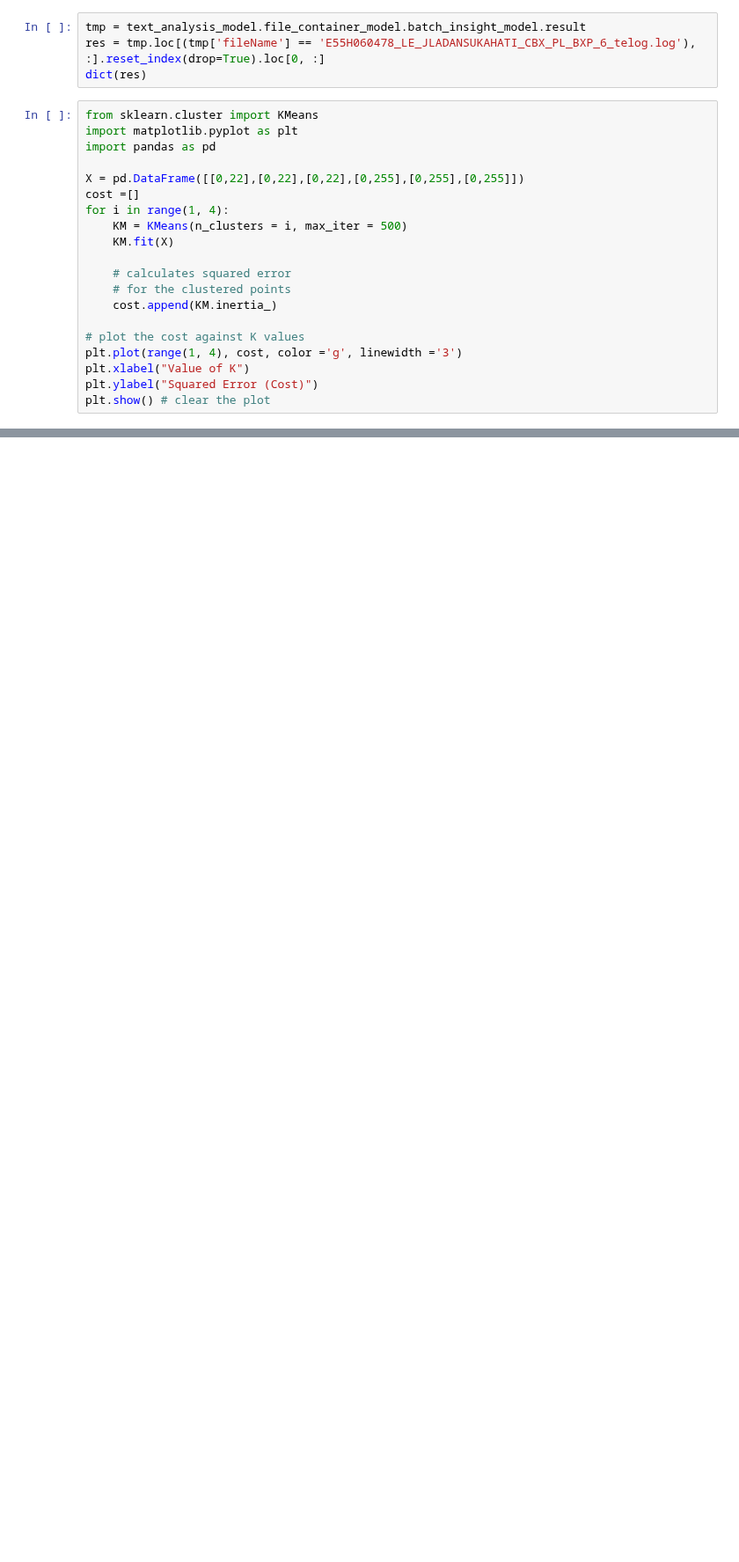
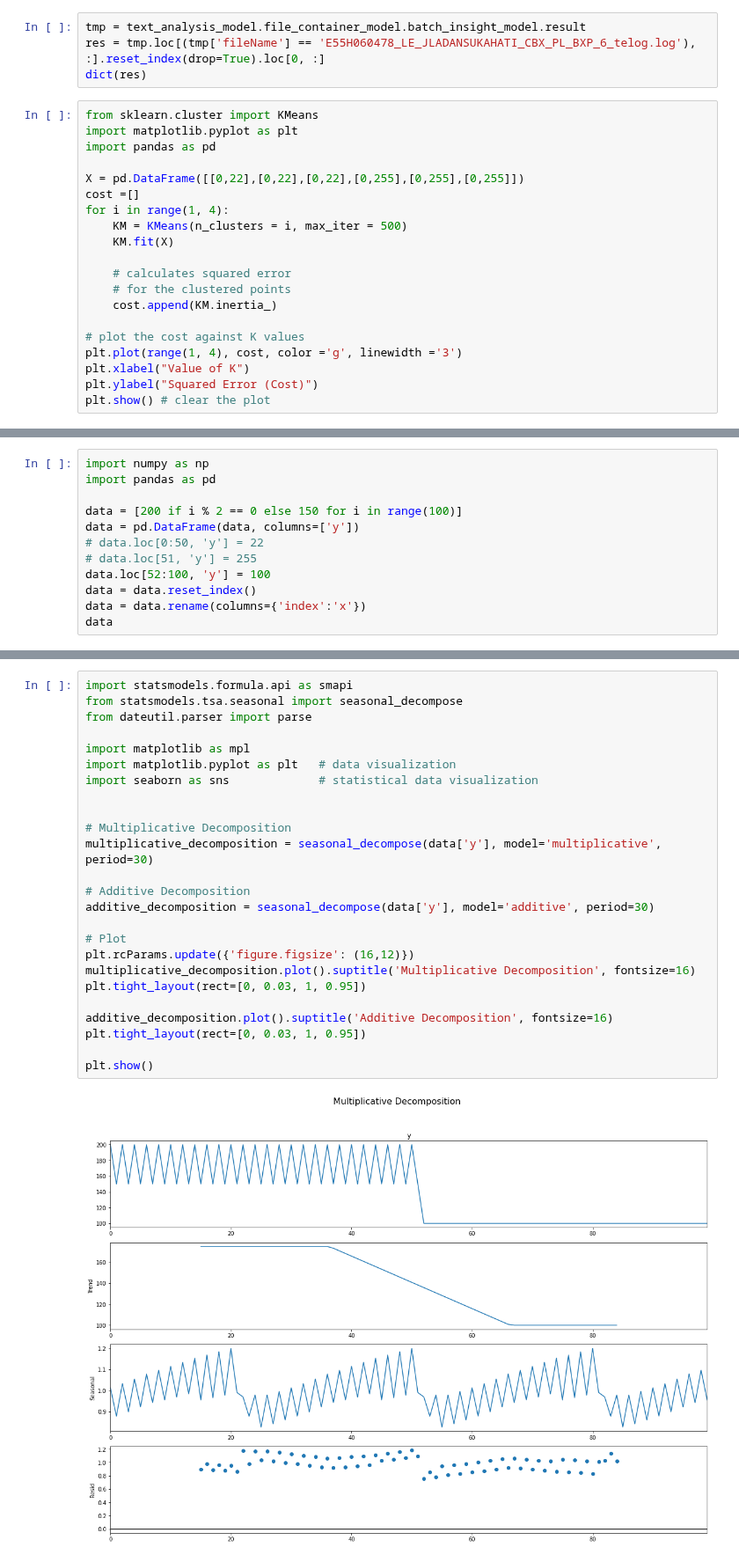
Before and after one commit to dj-lei/eric_toolsets, a Jupyter notebook: src/python/debug.ipynb, the cells around one changed output, grey strips where cells are left out. Shown at 88% size. Cells and saved outputs as stored; diff of their text form; blank space fills up the shorter version.

```diff
--- a/src/python/debug.ipynb
+++ b/src/python/debug.ipynb
@@ -325,0 +315,12 @@ a
+# %%
+import numpy as np
+import pandas as pd
+
+data = [200 if i % 2 == 0 else 150 for i in range(100)]
+data = pd.DataFrame(data, columns=['y'])
+# data.loc[0:50, 'y'] = 22
+# data.loc[51, 'y'] = 255
+data.loc[52:100, 'y'] = 100
+data = data.reset_index()
+data = data.rename(columns={'index':'x'})
+data
@@ -325,0 +341,27 @@ a
+# %%
+import statsmodels.formula.api as smapi
+from statsmodels.tsa.seasonal import seasonal_decompose
+from dateutil.parser import parse
+
+import matplotlib as mpl
+import matplotlib.pyplot as plt   # data visualization
+import seaborn as sns             # statistical data visualization
+
+
+# Multiplicative Decomposition
+multiplicative_decomposition = seasonal_decompose(data['y'], model='multiplicative', period=30)
+
+# Additive Decomposition
+additive_decomposition = seasonal_decompose(data['y'], model='additive', period=30)
+
+# Plot
+plt.rcParams.update({'figure.figsize': (16,12)})
+multiplicative_decomposition.plot().suptitle('Multiplicative Decomposition', fontsize=16)
+plt.tight_layout(rect=[0, 0.03, 1, 0.95])
+
+additive_decomposition.plot().suptitle('Additive Decomposition', fontsize=16)
+plt.tight_layout(rect=[0, 0.03, 1, 0.95])
+
+plt.show()
+# %% [output]
+[figure, added]
```
Also changed, not shown: parts of 14 cells of this notebook, 6 other files.
